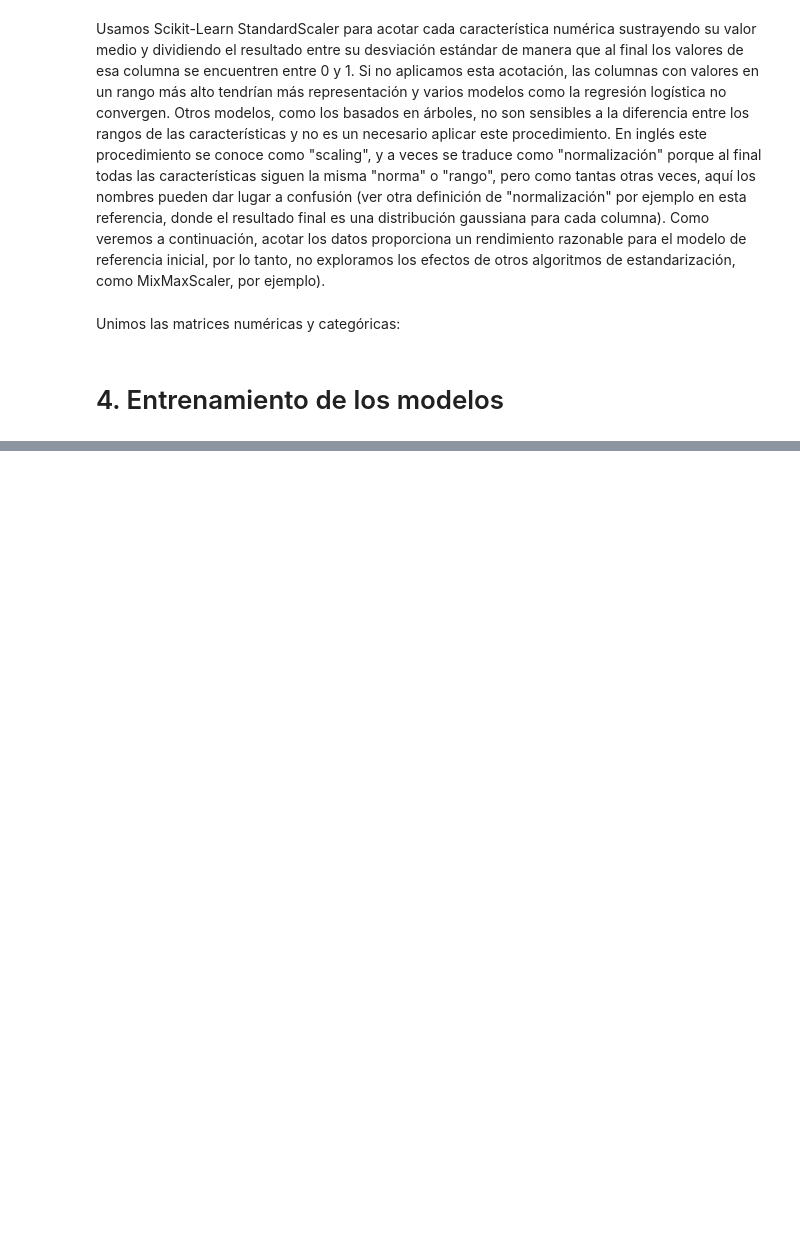
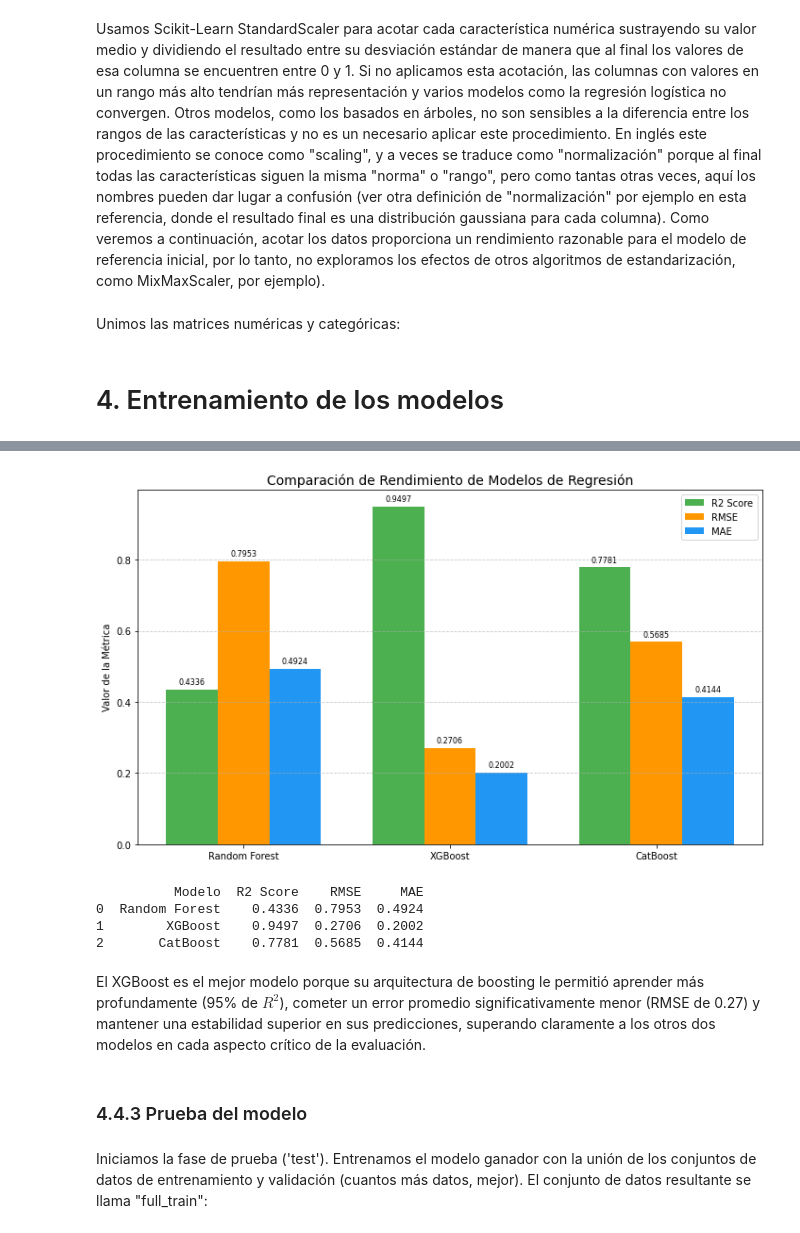
Before and after one commit to anavagi/anticoagulant-patology-analysis, a Jupyter notebook: ModelTraining_and_Conclusions.ipynb, the cells around one changed output, grey strips where cells are left out. Saved outputs shown, nothing was run; the diff lists cells and outputs as text; code cells hidden in the pictures; blank space fills up the shorter version.

```diff
--- a/ModelTraining_and_Conclusions.ipynb
+++ b/ModelTraining_and_Conclusions.ipynb
@@ -202,0 +187,61 @@ Si quieres, puedo hacer una **versión resumida de este código** que entrene lo
+# %%
+import pandas as pd
+import matplotlib.pyplot as plt
+import numpy as np
+
+# --- 1. Definir los resultados de los modelos ---
+data = {
+    'Modelo': ['Random Forest', 'XGBoost', 'CatBoost'],
+    'R2 Score': [0.4336, 0.9497, 0.7781],
+    'RMSE': [0.7953, 0.2706, 0.5685],
+    'MAE': [0.4924, 0.2002, 0.4144]
+}
+df_metrics = pd.DataFrame(data)
+
+# --- 2. Preparar la Gráfica de Barras ---
+metricas = ['R2 Score', 'RMSE', 'MAE']
+colores = ['#4CAF50', '#FF9800', '#2196F3'] # Verde, Naranja, Azul
+
+fig, ax = plt.subplots(figsize=(10, 6))
+bar_width = 0.25
+indices = np.arange(len(df_metrics['Modelo']))
+
+# Crear las barras para cada métrica
+r2_bars = ax.bar(indices - bar_width, df_metrics['R2 Score'], bar_width, label='R2 Score', color=colores[0])
+rmse_bars = ax.bar(indices, df_metrics['RMSE'], bar_width, label='RMSE', color=colores[1])
+mae_bars = ax.bar(indices + bar_width, df_metrics['MAE'], bar_width, label='MAE', color=colores[2])
+
+# --- 3. Configuración del Plot ---
+ax.set_title('Comparación de Rendimiento de Modelos de Regresión', fontsize=14)
+ax.set_xticks(indices)
+ax.set_xticklabels(df_metrics['Modelo'], rotation=0)
+ax.set_ylabel('Valor de la Métrica')
+ax.legend()
+ax.grid(axis='y', linestyle='--', alpha=0.7)
+
+# Añadir los valores exactos sobre las barras
+def add_labels(bars):
+    for bar in bars:
+        yval = bar.get_height()
+        ax.text(bar.get_x() + bar.get_width()/2, yval + 0.01, round(yval, 4), ha='center', va='bottom', fontsize=8)
+
+add_labels(r2_bars)
+add_labels(rmse_bars)
+add_labels(mae_bars)
+
+plt.tight_layout()
+plt.show()
+
+print(df_metrics)
+# %% [output]
+[figure, added]
+          Modelo  R2 Score    RMSE     MAE
+0  Random Forest    0.4336  0.7953  0.4924
+1        XGBoost    0.9497  0.2706  0.2002
+2       CatBoost    0.7781  0.5685  0.4144
+# %% [markdown]
+El XGBoost es el mejor modelo porque su arquitectura de boosting le permitió aprender más profundamente (95% de $R^2$), cometer un error promedio significativamente menor (RMSE de 0.27) y mantener una estabilidad superior en sus predicciones, superando claramente a los otros dos modelos en cada aspecto crítico de la evaluación.
+# %% [markdown]
+### 4.4.3 Prueba del modelo
+# %% [markdown]
+Iniciamos la fase de prueba ('test'). Entrenamos el modelo ganador con la unión de los conjuntos de datos de entrenamiento y validación (cuantos más datos, mejor). El conjunto de datos resultante se llama "full_train":
```
Also changed, not shown: parts of 14 cells of this notebook.
